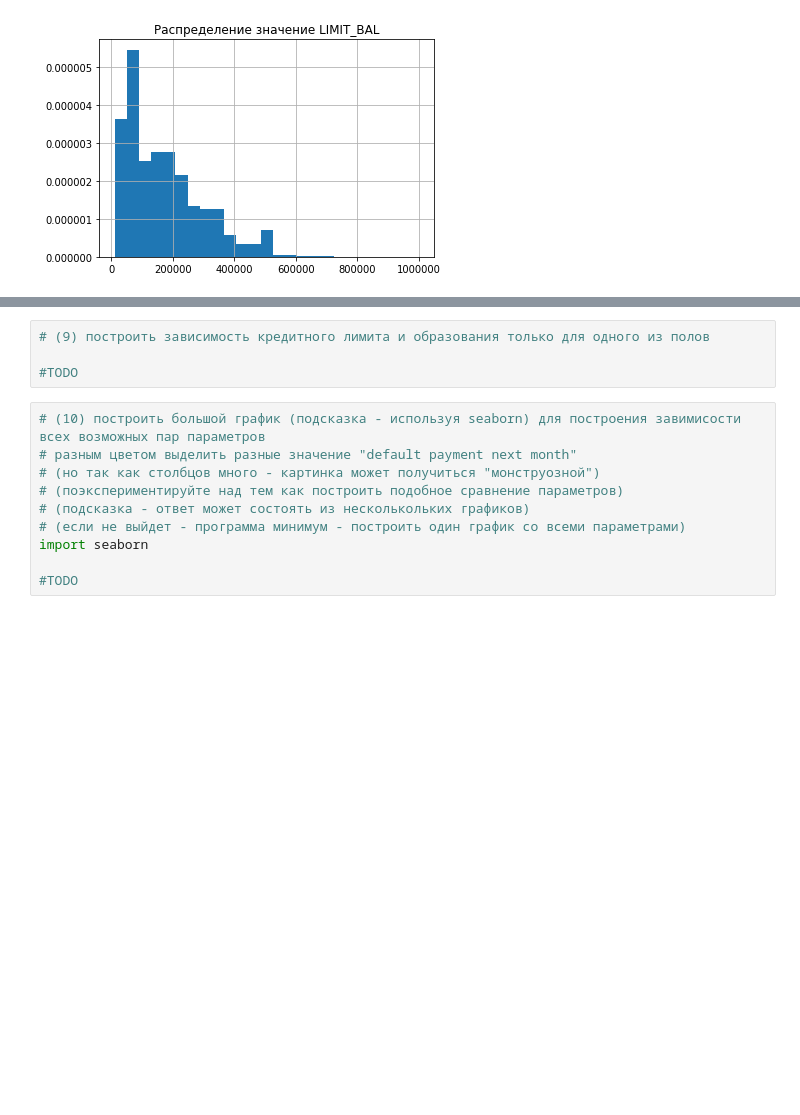
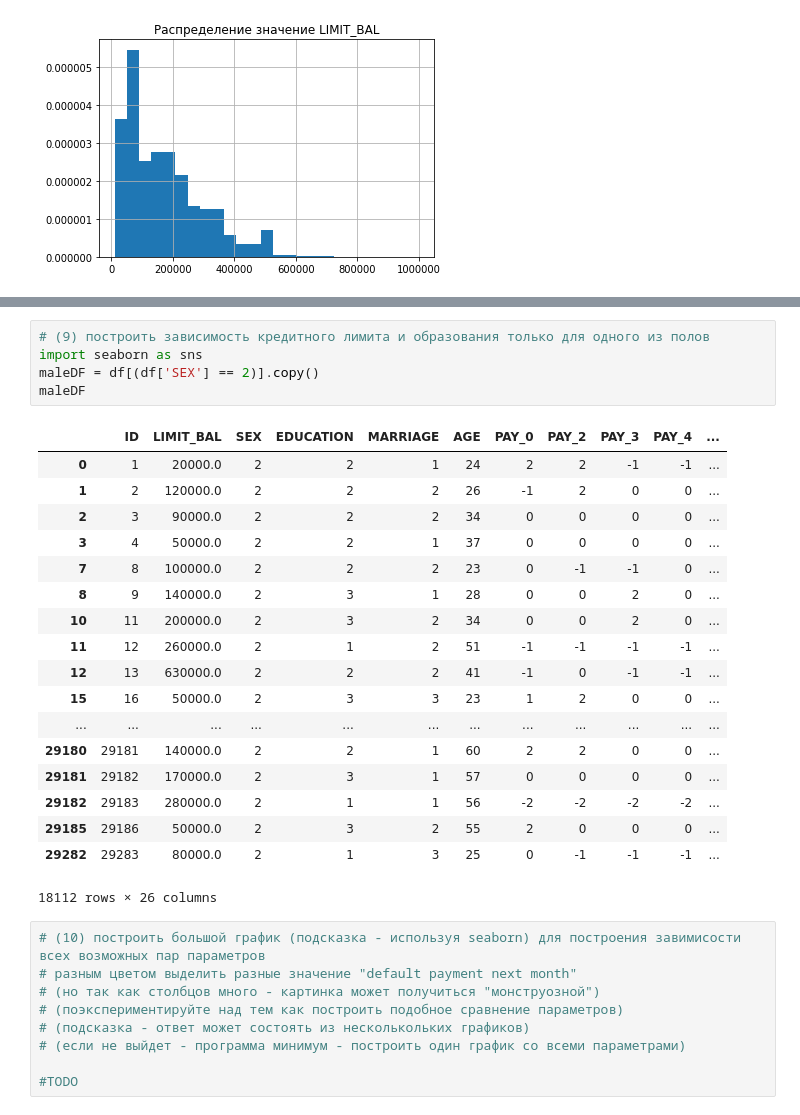
Before and after one commit to aliv65/sfml, a Jupyter notebook: HW_lesson_01/hw1-task.ipynb, the cells around one changed output, grey strips where cells are left out. Saved outputs shown, nothing was run; the diff lists cells and outputs as text; blank space fills up the shorter version.

```diff
--- a/HW_lesson_01/hw1-task.ipynb
+++ b/HW_lesson_01/hw1-task.ipynb
@@ -147,7 +154,27 @@ df #TODO
 # %%
 # (9) построить зависимость кредитного лимита и образования только для одного из полов
-
-#TODO
+import seaborn as sns
+maleDF = df[(df['SEX'] == 2)].copy()
+maleDF
+# %% [output]
+|  | ID | LIMIT_BAL | SEX | EDUCATION | MARRIAGE | AGE | PAY_0 | PAY_2 | PAY_3 | PAY_4 | ... |
+| 0 | 1 | 20000.0 | 2 | 2 | 1 | 24 | 2 | 2 | -1 | -1 | ... |
+| 1 | 2 | 120000.0 | 2 | 2 | 2 | 26 | -1 | 2 | 0 | 0 | ... |
+| 2 | 3 | 90000.0 | 2 | 2 | 2 | 34 | 0 | 0 | 0 | 0 | ... |
+| 3 | 4 | 50000.0 | 2 | 2 | 1 | 37 | 0 | 0 | 0 | 0 | ... |
+| 7 | 8 | 100000.0 | 2 | 2 | 2 | 23 | 0 | -1 | -1 | 0 | ... |
+| 8 | 9 | 140000.0 | 2 | 3 | 1 | 28 | 0 | 0 | 2 | 0 | ... |
+| 10 | 11 | 200000.0 | 2 | 3 | 2 | 34 | 0 | 0 | 2 | 0 | ... |
+| 11 | 12 | 260000.0 | 2 | 1 | 2 | 51 | -1 | -1 | -1 | -1 | ... |
+| 12 | 13 | 630000.0 | 2 | 2 | 2 | 41 | -1 | 0 | -1 | -1 | ... |
+| 15 | 16 | 50000.0 | 2 | 3 | 3 | 23 | 1 | 2 | 0 | 0 | ... |
+| ... | ... | ... | ... | ... | ... | ... | ... | ... | ... | ... | ... |
+| 29180 | 29181 | 140000.0 | 2 | 2 | 1 | 60 | 2 | 2 | 0 | 0 | ... |
+| 29181 | 29182 | 170000.0 | 2 | 3 | 1 | 57 | 0 | 0 | 0 | 0 | ... |
+| 29182 | 29183 | 280000.0 | 2 | 1 | 1 | 56 | -2 | -2 | -2 | -2 | ... |
+| 29185 | 29186 | 50000.0 | 2 | 3 | 2 | 55 | 2 | 0 | 0 | 0 | ... |
+| 29282 | 29283 | 80000.0 | 2 | 1 | 3 | 25 | 0 | -1 | -1 | -1 | ... |
+18112 rows × 26 columns
 # %%
 # (10) построить большой график (подсказка - используя seaborn) для построения завимисости всех возможных пар параметров
 # разным цветом выделить разные значение "default payment next month"
@@ -155,6 +182,5 @@ df #TODO
 # (поэкспериментируйте над тем как построить подобное сравнение параметров)
 # (подсказка - ответ может состоять из несколькольких графиков)
 # (если не выйдет - программа минимум - построить один график со всеми параметрами)
-import seaborn
 
 #TODO
```
Also changed, not shown: parts of 1 cell of this notebook.
